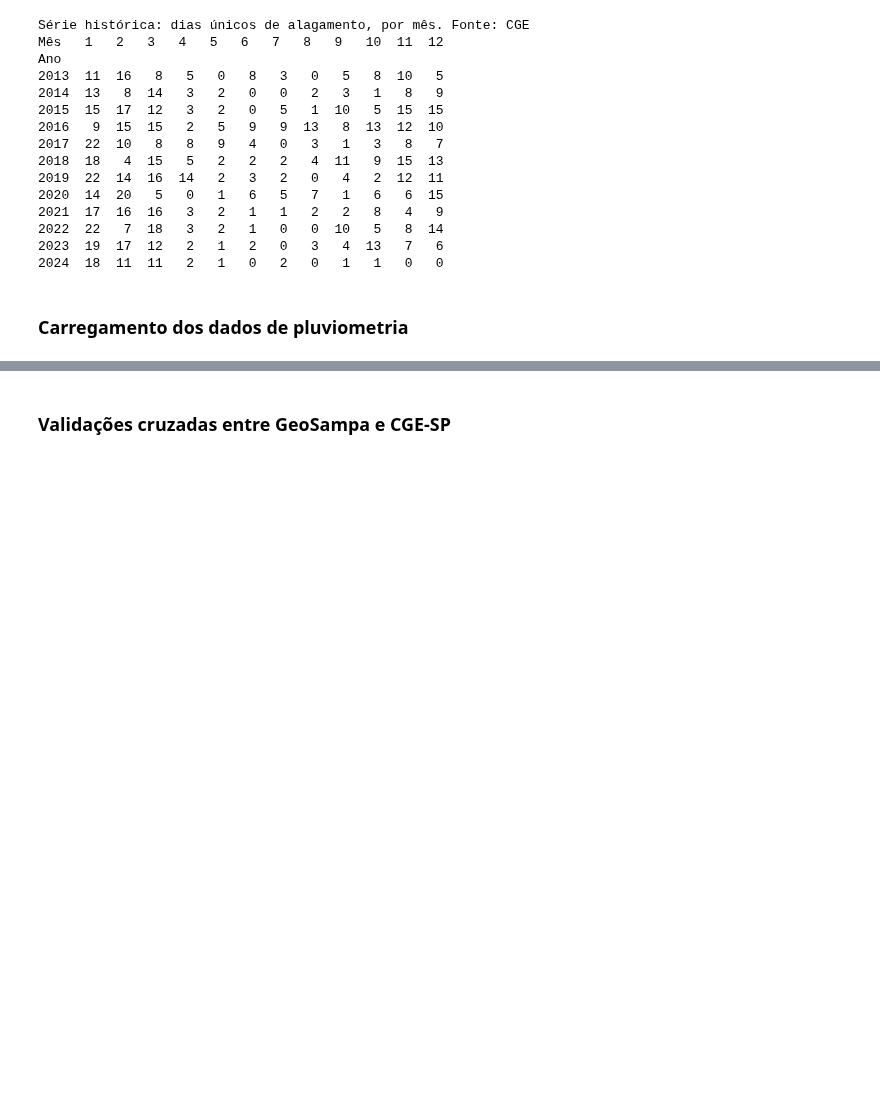
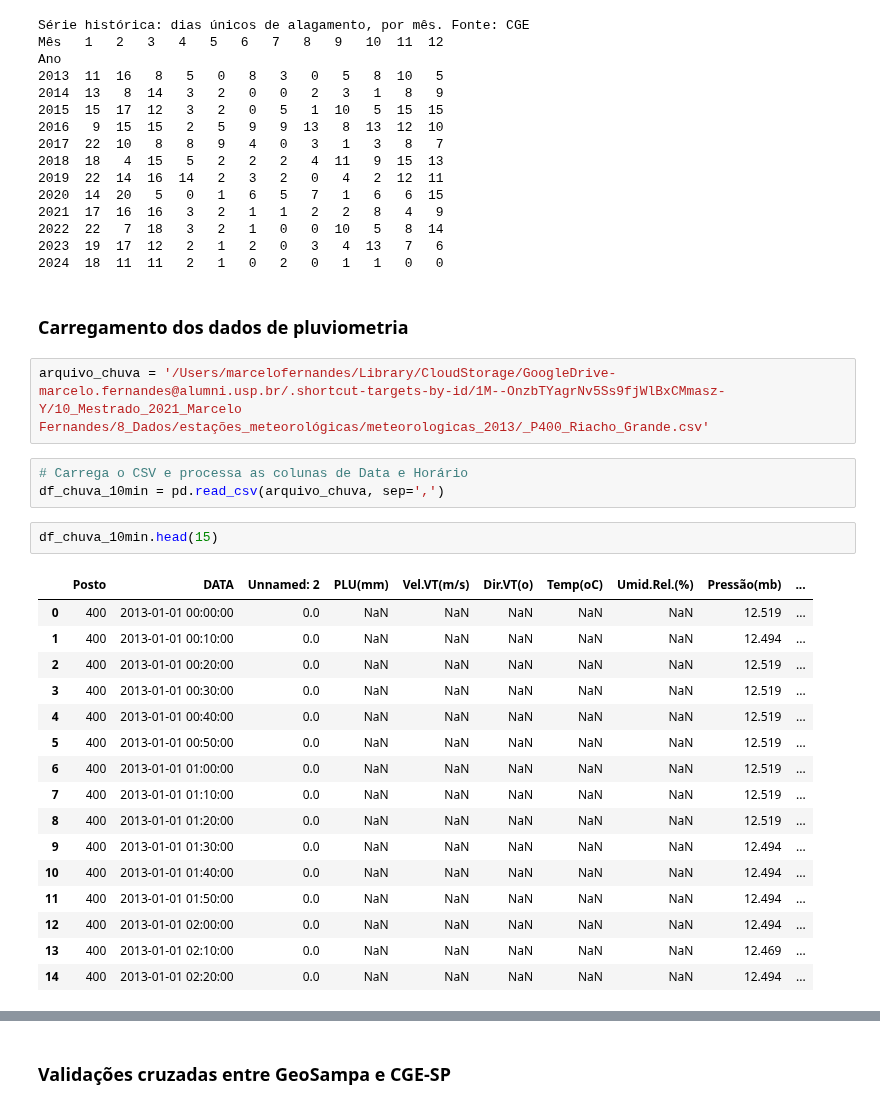
Before and after one commit to marcelof314/SP_urban_flooding, a Jupyter notebook: 06 Simulation package preparation.ipynb, the cells around one changed output, grey strips where cells are left out. Saved outputs shown, nothing was run; the diff lists cells and outputs as text; blank space fills up the shorter version.

```diff
--- a/06 Simulation package preparation.ipynb
+++ b/06 Simulation package preparation.ipynb
@@ -295,3 +295,27 @@ Ano
 2024  18  11  11   2   1   0   2   0   1   1   0   0
 # %% [markdown]
 ### Carregamento dos dados de pluviometria
+# %%
+arquivo_chuva = '/Users/marcelofernandes/Library/CloudStorage/GoogleDrive-marcelo.fernandes@alumni.usp.br/.shortcut-targets-by-id/1M--OnzbTYagrNv5Ss9fjWlBxCMmasz-Y/10_Mestrado_2021_Marcelo Fernandes/8_Dados/estações_meteorológicas/meteorologicas_2013/_P400_Riacho_Grande.csv'
+# %%
+# Carrega o CSV e processa as colunas de Data e Horário
+df_chuva_10min = pd.read_csv(arquivo_chuva, sep=',')
+# %%
+df_chuva_10min.head(15)
+# %% [output]
+|  | Posto | DATA | Unnamed: 2 | PLU(mm) | Vel.VT(m/s) | Dir.VT(o) | Temp(oC) | Umid.Rel.(%) | Pressão(mb) | ... |
+| 0 | 400 | 2013-01-01 00:00:00 | 0.0 | NaN | NaN | NaN | NaN | NaN | 12.519 | ... |
+| 1 | 400 | 2013-01-01 00:10:00 | 0.0 | NaN | NaN | NaN | NaN | NaN | 12.494 | ... |
+| 2 | 400 | 2013-01-01 00:20:00 | 0.0 | NaN | NaN | NaN | NaN | NaN | 12.519 | ... |
+| 3 | 400 | 2013-01-01 00:30:00 | 0.0 | NaN | NaN | NaN | NaN | NaN | 12.519 | ... |
+| 4 | 400 | 2013-01-01 00:40:00 | 0.0 | NaN | NaN | NaN | NaN | NaN | 12.519 | ... |
+| 5 | 400 | 2013-01-01 00:50:00 | 0.0 | NaN | NaN | NaN | NaN | NaN | 12.519 | ... |
+| 6 | 400 | 2013-01-01 01:00:00 | 0.0 | NaN | NaN | NaN | NaN | NaN | 12.519 | ... |
+| 7 | 400 | 2013-01-01 01:10:00 | 0.0 | NaN | NaN | NaN | NaN | NaN | 12.519 | ... |
+| 8 | 400 | 2013-01-01 01:20:00 | 0.0 | NaN | NaN | NaN | NaN | NaN | 12.519 | ... |
+| 9 | 400 | 2013-01-01 01:30:00 | 0.0 | NaN | NaN | NaN | NaN | NaN | 12.494 | ... |
+| 10 | 400 | 2013-01-01 01:40:00 | 0.0 | NaN | NaN | NaN | NaN | NaN | 12.494 | ... |
+| 11 | 400 | 2013-01-01 01:50:00 | 0.0 | NaN | NaN | NaN | NaN | NaN | 12.494 | ... |
+| 12 | 400 | 2013-01-01 02:00:00 | 0.0 | NaN | NaN | NaN | NaN | NaN | 12.494 | ... |
+| 13 | 400 | 2013-01-01 02:10:00 | 0.0 | NaN | NaN | NaN | NaN | NaN | 12.469 | ... |
+| 14 | 400 | 2013-01-01 02:20:00 | 0.0 | NaN | NaN | NaN | NaN | NaN | 12.494 | ... |
```
Also changed, not shown: parts of 3 cells of this notebook.
